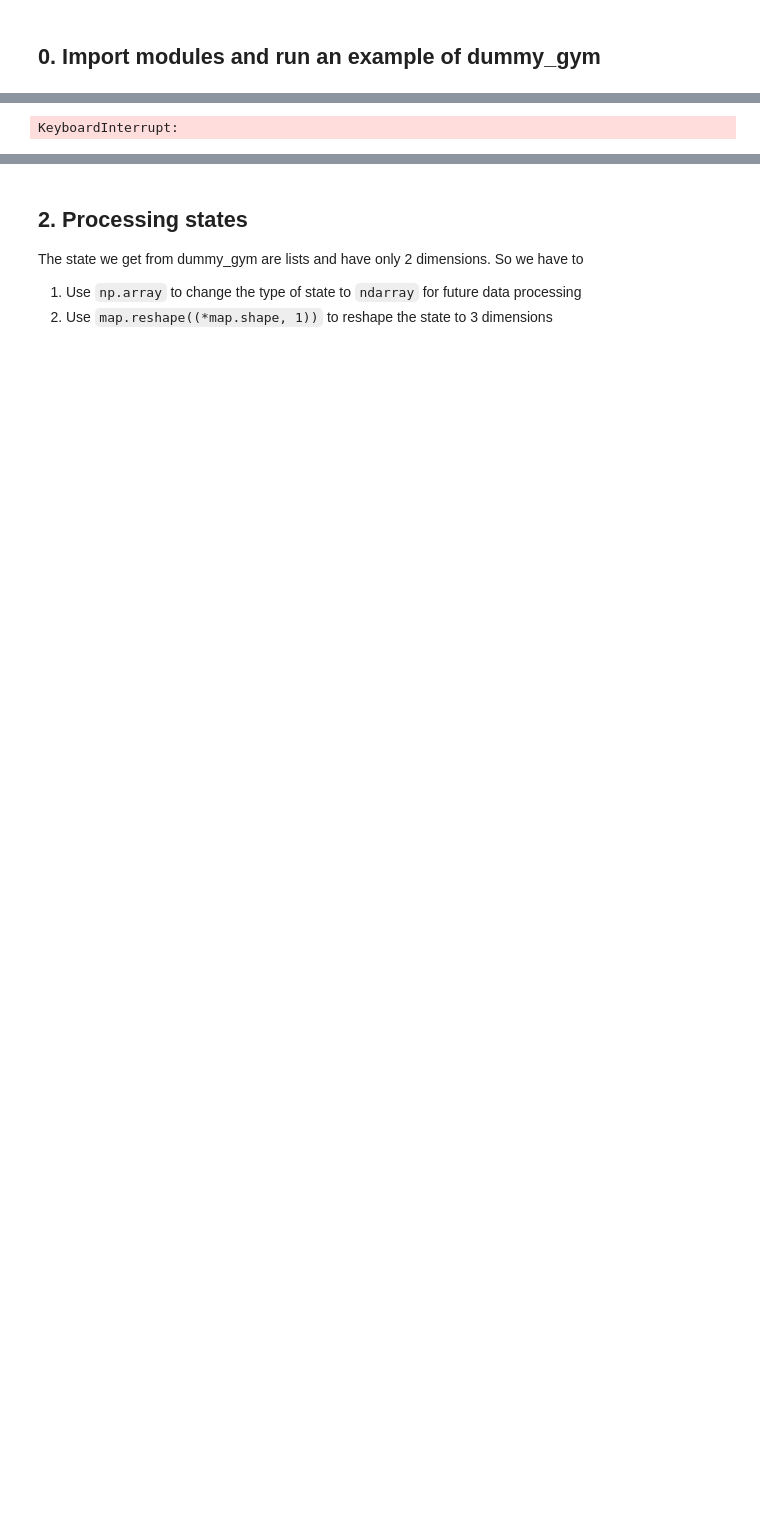
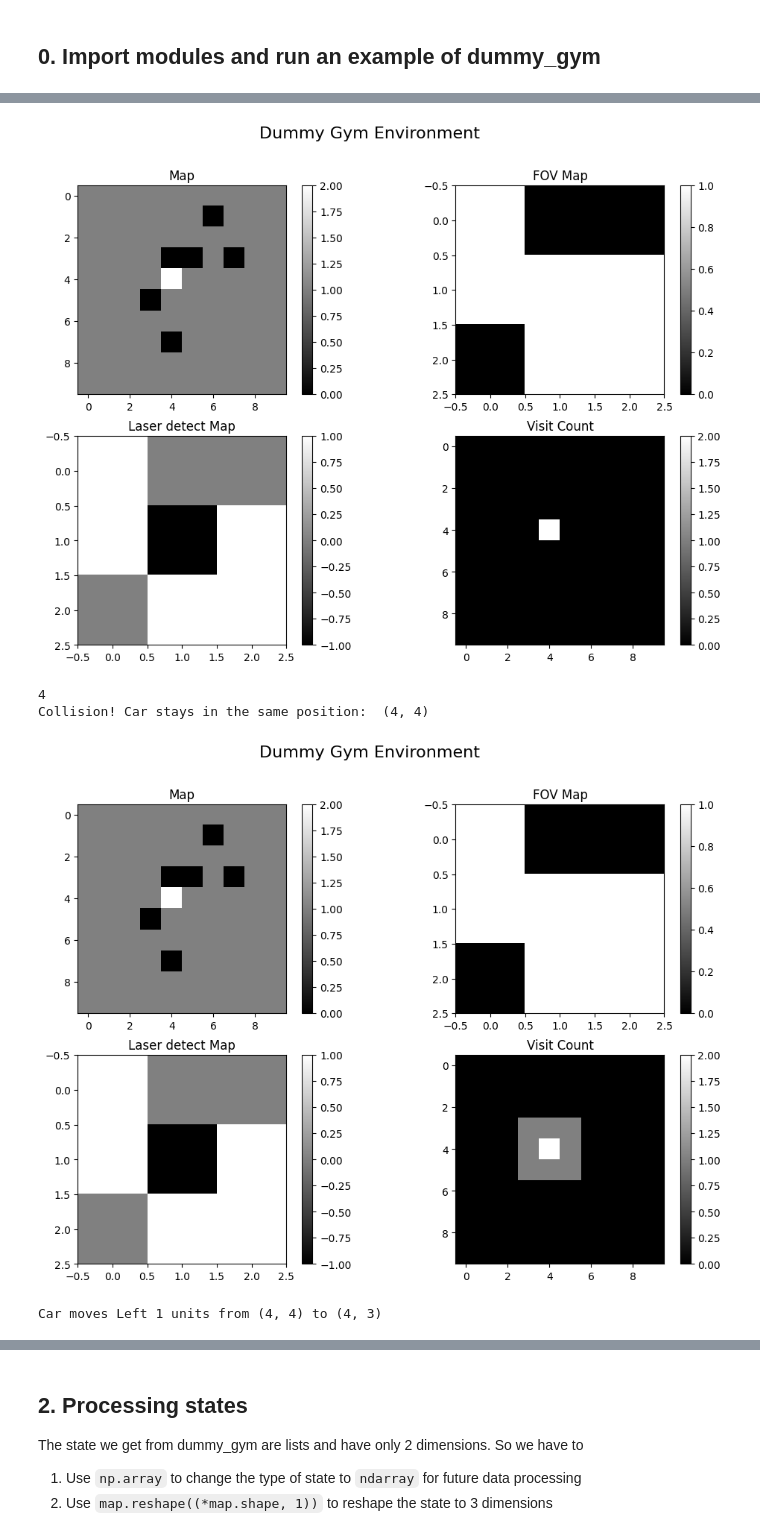
Before and after one commit to dragonundertheworld/ME5418, a Jupyter notebook: dummy_DQN.ipynb, the cells around one changed output, grey strips where cells are left out. Saved outputs shown, nothing was run; the diff lists cells and outputs as text; code cells hidden in the pictures; blank space fills up the shorter version.

```diff
--- a/dummy_DQN.ipynb
+++ b/dummy_DQN.ipynb
@@ -8,13 +8,15 @@ import random
 from collections import deque
 import matplotlib.pyplot as plt
 from dummy_gym import DummyGym
+import pickle
+# from tqdm import tqdm
 
 # if there is a GPU available, set train the device to GPU
 device = "/GPU:0" if tf.config.list_physical_devices('GPU') else "/CPU:0"
 
 # Only I need to do this because I am running the code on my local machine
 import os
-os.chdir('/home/zhihan/ME5418')
+# os.chdir('/home/zhihan/ME5418')
 
 # Create the environment instance
 env = DummyGym()
@@ -30 +29,5 @@ KeyboardInterrupt
+[figure, added]
-KeyboardInterrupt:
+4
+Collision! Car stays in the same position:  (4, 4)
+[figure, added]
+Car moves Left 1 units from (4, 4) to (4, 3)
```
Also changed, not shown: parts of 10 cells of this notebook.
